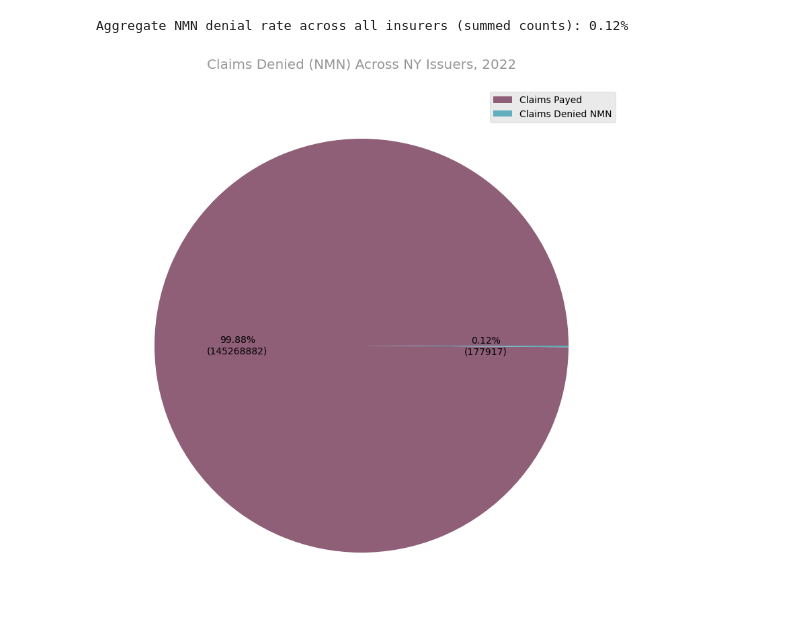
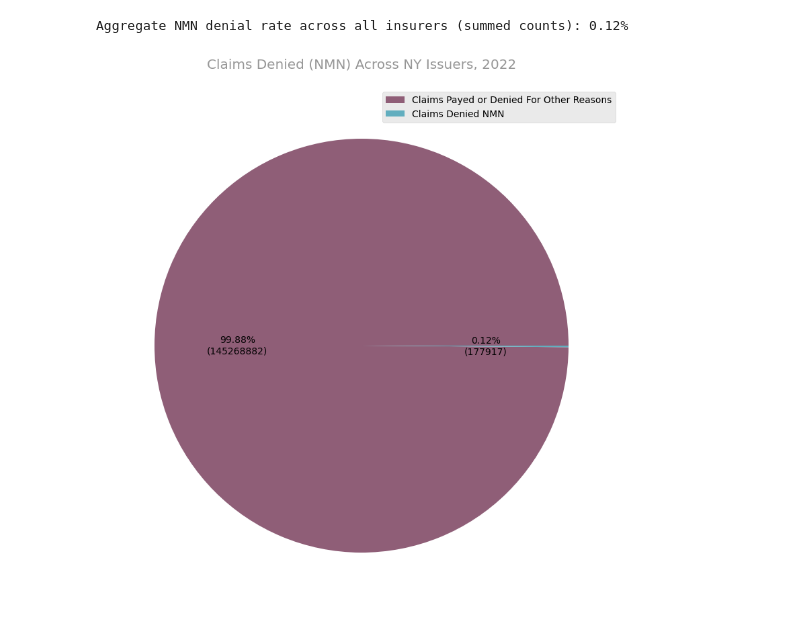
Before and after one commit to TPAFS/investigations, a Jupyter notebook: investigations/claims_denials/nys_claims_reports.ipynb, the cells around one changed output. Drawn from its saved outputs; the diff is of its cells as text; code cells hidden in the pictures.

```diff
--- a/investigations/claims_denials/nys_claims_reports.ipynb
+++ b/investigations/claims_denials/nys_claims_reports.ipynb
@@ -1220,14 +1220,14 @@ Aggregate NMN denial rate across all insurers (summed counts): 0.12%
 # %%
 # Initial NMN denial rate
 plot_pie(
-    slice_names=["Claims Payed", "Claims Denied NMN"],
+    slice_names=["Claims Payed or Denied For Other Reasons", "Claims Denied NMN"],
     slice_vals=[total_adjudicated - total_denied, total_denied],
     title="Claims Denied (NMN) Across NY Issuers, 2022",
     show=True,
     save_path=os.path.join(OUTPUT_IMAGE_DIR, "overall_nmn_denial_pie.png"),
 )
 # %% [output]
-[figure, old version]
+[figure, new version]
 # %%
 # Scaling all appeals (monetary slider)
 # Scaling NMN appeals (monetary slider)
```
